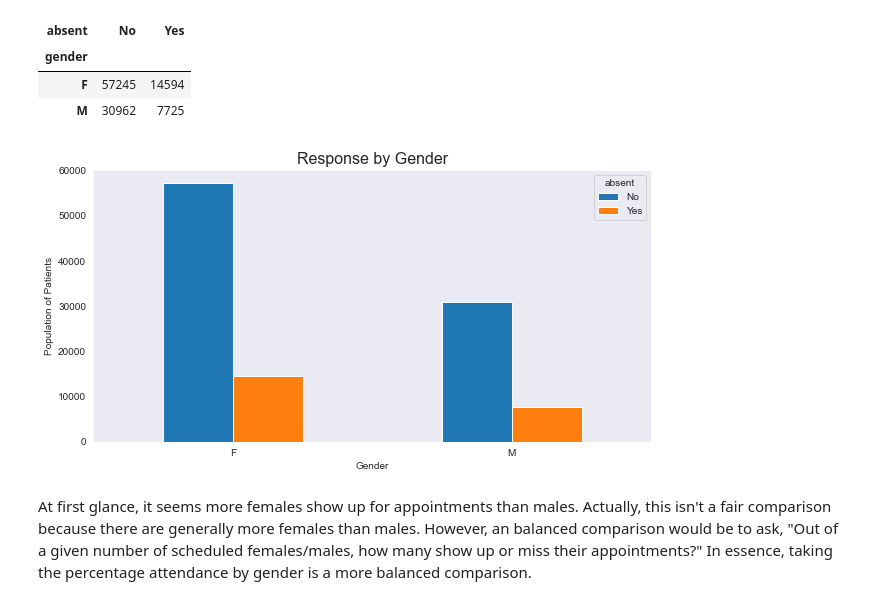
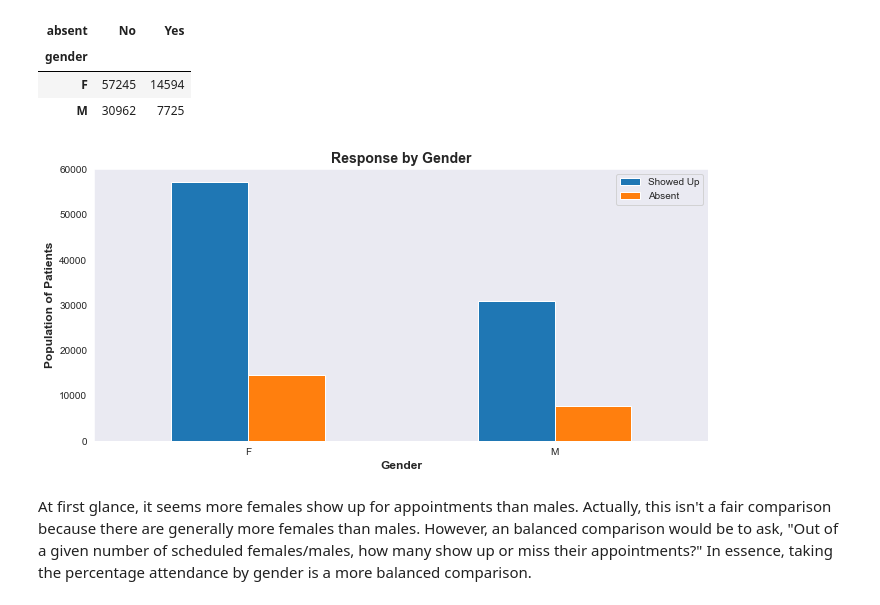
Before and after one commit to augustineomo/no_show_appointments, a Jupyter notebook: investigate_a_dataset.ipynb, the cells around one changed output. Cells and saved outputs as stored; diff of their text form; code cells hidden in the pictures.

```diff
--- a/investigate_a_dataset.ipynb
+++ b/investigate_a_dataset.ipynb
@@ -248,7 +283,7 @@ plt.subplots_adjust(bottom=0, top=0.93, left=0.0, right=1.5);
 # %% [markdown]
 Each given characteristic will be grouped by the "absent" column and then represented pictorially. A function is relevant here to avoid repetitions.
 # %%
-def pic_rep(plot_kind, df, title, xlabel, ylabel, x, a, b, deg):
+def pic_rep(plot_kind, df, title, xlabel, ylabel, x, deg, order = None):
     """
     This function plots a bar chart.
 
@@ -259,16 +294,20 @@ def pic_rep(plot_kind, df, title, xlabel, ylabel, x, a, b, deg):
         xlabel (string): x-axis label.
         ylabel (string): y-axis label.
         x: logarithmic scale (True or False)
-        a, b (int): size of figure
         deg (int): degree of rotation
 
     """
-    df.sort_values('Yes', ascending = False).plot(figsize = (a, b), kind = plot_kind, log = x)
+    g = df.plot(figsize = (11, 5), kind = plot_kind, log = x)
+    # ticks angle of rotation
     plt.xticks(rotation = deg)
-    plt.title(title, size = 16)
-    plt.xlabel(xlabel)
-    plt.ylabel(ylabel)
-    plt.show()
+    # add x label and format it
+    plt.xlabel(xlabel, size = 12, weight = 'bold')
+    # add y label and format it
+    plt.ylabel(ylabel, size = 12, weight = 'bold')
+    # add title and format it
+    plt.title(title, size = 14, weight = 'bold')
+    # format legend
+    plt.legend(["Showed Up", "Absent"]);
 # %%
 def frame(x, col_name):
     """
@@ -308,9 +347,9 @@ gender_response
 | F | 57245 | 14594 |
 | M | 30962 | 7725 |
 # %%
-pic_rep('bar', gender_response, 'Response by Gender', 'Gender', 'Population of Patients', False, 10, 5, 360);
+pic_rep('bar', gender_response, 'Response by Gender', 'Gender', 'Population of Patients', False, 360);
 # %% [output]
-[figure, old version]
+[figure, new version]
 # %% [markdown]
 At first glance, it seems more females show up for appointments than males. Actually, this isn't a fair comparison because there are generally more females than males. However, an balanced comparison would be to ask, "Out of a given number of scheduled females/males, how many show up or miss their appointments?"
 In essence, taking the percentage attendance by gender is a more balanced comparison.
```
Also changed, not shown: parts of 10 cells of this notebook.
